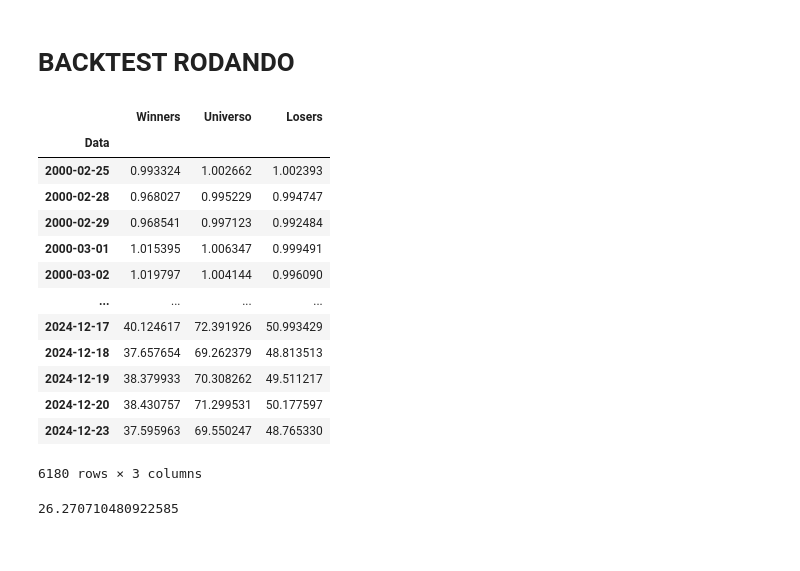
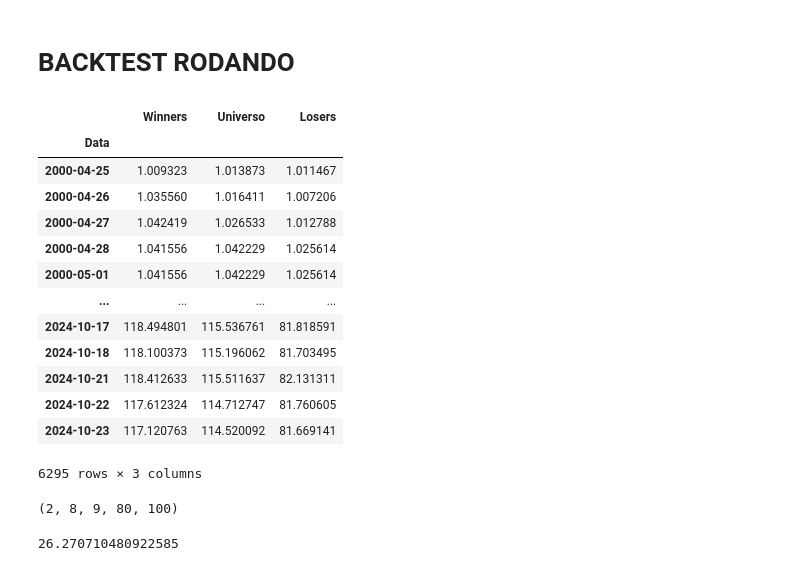
Before and after one commit to fefebiru/IQF-Grupo2, a Jupyter notebook: teste1_copy.ipynb, the cells around one changed output. Saved outputs shown, nothing was run; the diff lists cells and outputs as text; code cells hidden in the pictures.

Commit message:
winners melhor que universal e loosers, mas loosers defensiva continua com 80

```diff
--- a/teste1_copy.ipynb
+++ b/teste1_copy.ipynb
@@ -71,14 +71,14 @@ value = value[value.index.notna()]
 #-------------------------------------------------------------------------------
 # Colocar os lookcbacks de cada estrategia
 
-lookback_momentum = 3  #  3 mes
-lookback_low_size = 3  #  3 mes
-lookback_low_vol = 3 #  3 mes
-lookback_quality = 3  #  3 mes
-lookback_value = 3  #  3 mes
-lookback_ibx = 3  #  3 mes
+lookback_momentum = 3
+lookback_low_size = 6
+lookback_low_vol = 6
+lookback_quality = 9
+lookback_value = 6
 
-rebal_time = 1  #  1 mes --> unico para toda a carteira
+
+rebal_time = 3  #  1 mes --> unico para toda a carteira
 
 #-------------------------------------------------------------------------------
 
@@ -184,7 +184,7 @@ while True:
 
         # analisar se faz sentido essa constatação de winners e loosers ou se é ao contrário
 
-        limite_winners = low_size_novo.low_size.quantile(0.10)
+        limite_winners = low_size_novo.low_size.quantile(0.2)
 
         book_loosers_ofensiva = low_size_novo[low_size_novo['low_size'] > limite_winners]
         book_loosers_ofensiva = book_loosers_ofensiva.ticker.tolist()
@@ -237,7 +237,7 @@ while True:
         lista_quality = quality.ticker.tolist()
 
 
-        acoes_25_quality_low_vol = quality_score.score_result.quantile(0.85)
+        acoes_25_quality_low_vol = quality_score.score_result.quantile(0.9)
         acoes_25_quality_low_vol = quality_score[quality_score['score_result'] <= acoes_25_quality_low_vol]
         acoes_25_quality_low_vol = acoes_25_quality_low_vol.ticker.tolist()
 
@@ -253,7 +253,7 @@ while True:
         value = value.sort_values(by='value', ascending=False).reset_index(drop=True)
 
 
-        limite_winners = value.value.quantile(0.90)
+        limite_winners = value.value.quantile(0.9)
 
         book_winners_defensiva = value[value['value'] >= limite_winners]
         book_winners_defensiva = book_winners_defensiva.ticker.tolist()
@@ -276,7 +276,7 @@ while True:
         backtest_ofensiva_w_ret = backtest_ofensiva_w['Retorno'][1:]
 
         # Combina os dois backtests: 80% defensiva + 20% ofensiva
-        backtest_winners_ret = 0.8 * backtest_defensiva_w_ret + 0.2 * backtest_ofensiva_w_ret
+        backtest_winners_ret = 0.7 * backtest_defensiva_w_ret + 0.3 * backtest_ofensiva_w_ret
 
         #---------------------------------------------------------------
 
@@ -293,50 +293,54 @@ while True:
         backtest_ofensiva_l_ret = backtest_ofensiva_l['Retorno'][1:]
 
         # Combina os dois backtests: 80% defensiva + 20% ofensiva
-        backtest_loosers_ret = 0.8 * backtest_defensiva_l_ret + 0.2 * backtest_ofensiva_l_ret
+        backtest_loosers_ret = 0.7 * backtest_defensiva_l_ret + 0.3 * backtest_ofensiva_l_ret
 
         # Universo (opcional: você pode manter o universo como todos os tickers do IBX)
         backtest_universe = closing_price[(closing_price.index >= initial_date) & (closing_price.index < rebal)]
         backtest_universe = backtest_universe[ibx_tickers].pct_change().replace(np.nan,0)
         backtest_universe['Retorno'] = backtest_universe.mean(axis=1)
         backtest_universe_ret = backtest_universe['Retorno'][1:]
 
         # ----------------------------------------------------------------
 
         # retorno
         retorno_rebal = pd.DataFrame({
             'Winners': backtest_winners_ret,
             'Universo': backtest_universe_ret,
             'Losers': backtest_loosers_ret,
         })
 
 
         returns = pd.concat([returns, retorno_rebal], ignore_index=False)
 
         initial_date = initial_date + pd.DateOffset(months=rebal_time)
 
     else:
         break
 
 returns = returns.add(1).cumprod()
 
 returns
 # qs.reports.full(returns['Winners'],returns['Universo'])
 # %% [output]
 |  | Winners | Universo | Losers |
 | Data |  |  |  |
-| 2000-02-25 | 0.993324 | 1.002662 | 1.002393 |
-| 2000-02-28 | 0.968027 | 0.995229 | 0.994747 |
-| 2000-02-29 | 0.968541 | 0.997123 | 0.992484 |
-| 2000-03-01 | 1.015395 | 1.006347 | 0.999491 |
-| 2000-03-02 | 1.019797 | 1.004144 | 0.996090 |
+| 2000-04-25 | 1.009323 | 1.013873 | 1.011467 |
+| 2000-04-26 | 1.035560 | 1.016411 | 1.007206 |
+| 2000-04-27 | 1.042419 | 1.026533 | 1.012788 |
+| 2000-04-28 | 1.041556 | 1.042229 | 1.025614 |
+| 2000-05-01 | 1.041556 | 1.042229 | 1.025614 |
 | ... | ... | ... | ... |
-| 2024-12-17 | 40.124617 | 72.391926 | 50.993429 |
-| 2024-12-18 | 37.657654 | 69.262379 | 48.813513 |
-| 2024-12-19 | 38.379933 | 70.308262 | 49.511217 |
-| 2024-12-20 | 38.430757 | 71.299531 | 50.177597 |
-| 2024-12-23 | 37.595963 | 69.550247 | 48.765330 |
+| 2024-10-17 | 118.494801 | 115.536761 | 81.818591 |
+| 2024-10-18 | 118.100373 | 115.196062 | 81.703495 |
+| 2024-10-21 | 118.412633 | 115.511637 | 82.131311 |
+| 2024-10-22 | 117.612324 | 114.712747 | 81.760605 |
+| 2024-10-23 | 117.120763 | 114.520092 | 81.669141 |
-6180 rows × 3 columns
+6295 rows × 3 columns
+# %%
+len(book_winners_ofensiva), len(book_loosers_ofensiva), len(book_winners_defensiva), len(book_loosers_defensiva), len(ibx_tickers)
+# %% [output]
+(2, 8, 9, 80, 100)
 # %%
 returns.Losers.mean()
 # %% [output]
```
Also changed, not shown: parts of 1 cell of this notebook.
